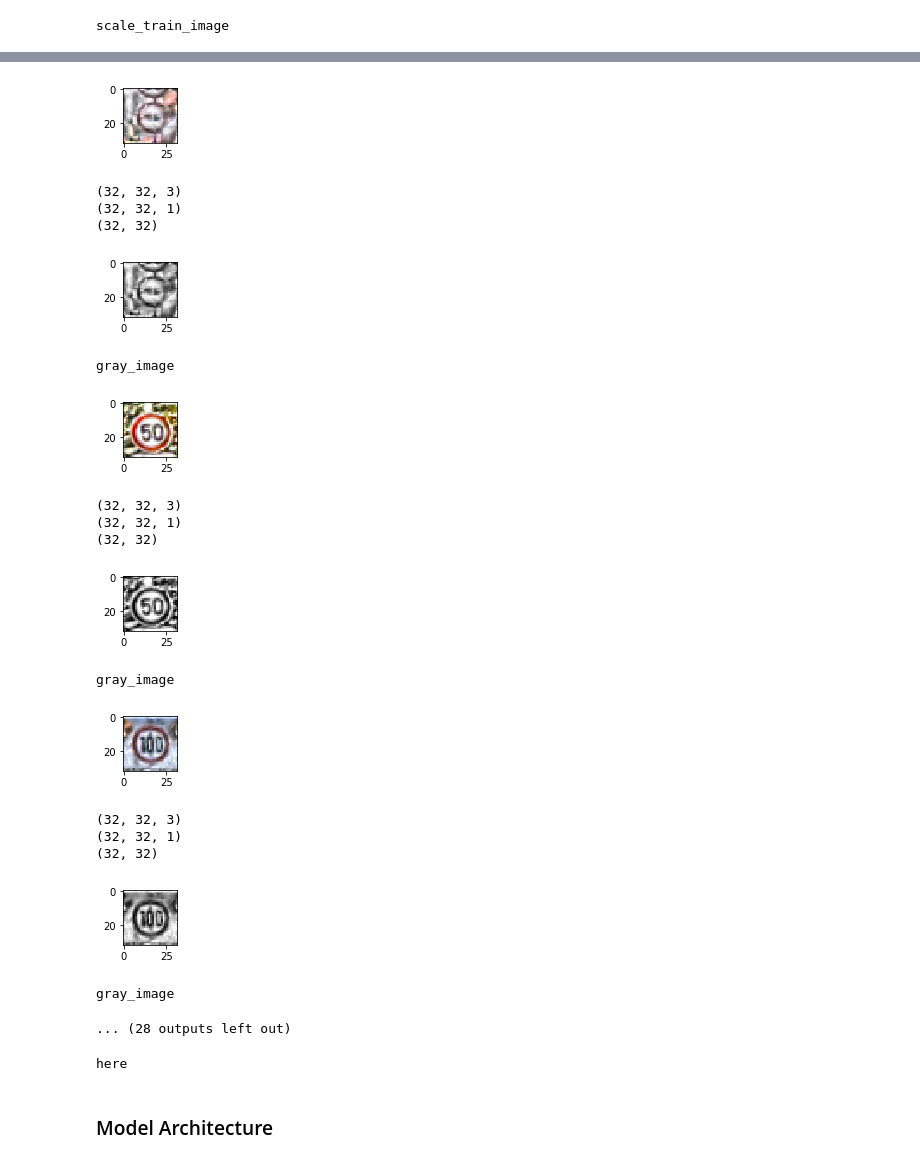
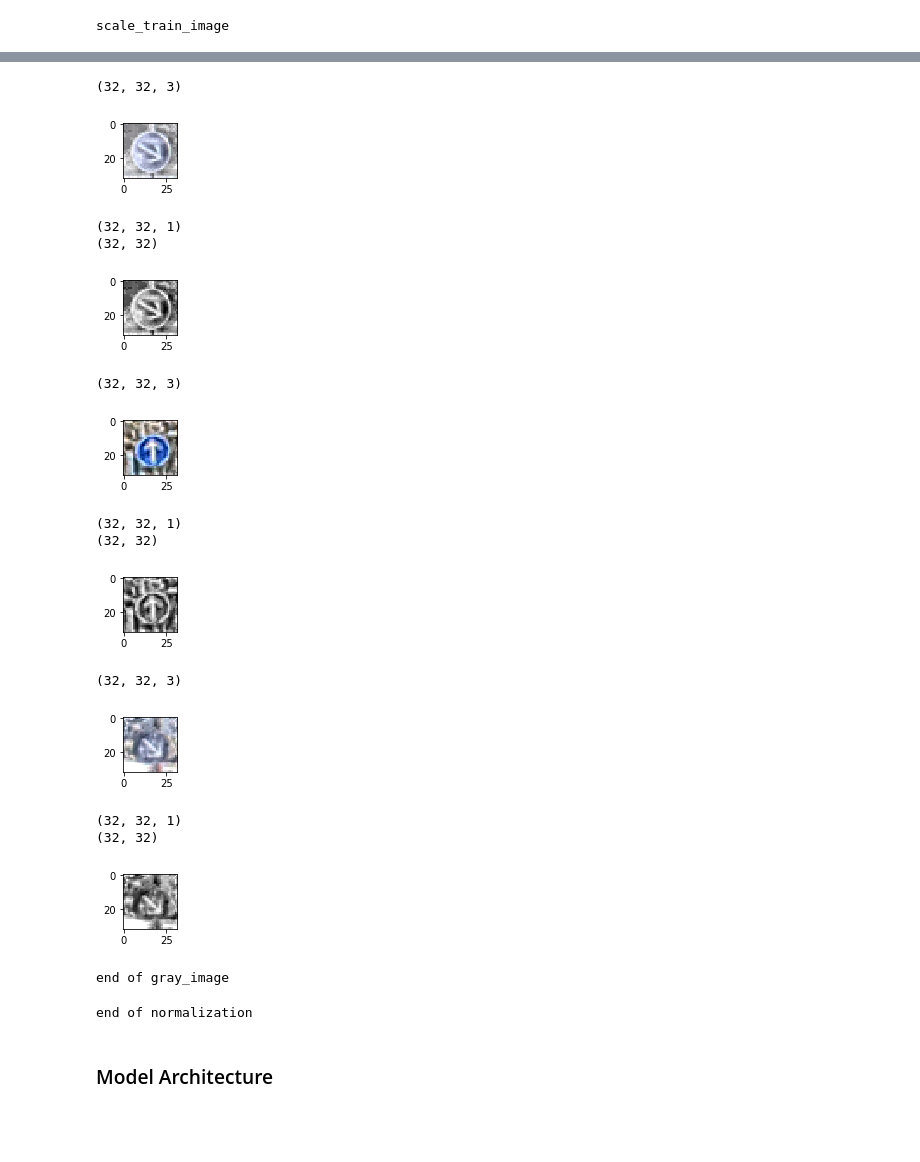
Before and after one commit to chengzg/Traffic_Sign_Classifier, a Jupyter notebook: Traffic_Sign_Classifier.ipynb, the cells around one changed output, grey strips where cells are left out. Cells and saved outputs as stored; diff of their text form; code cells hidden in the pictures; blank space fills up the shorter version.

```diff
--- a/Traffic_Sign_Classifier.ipynb
+++ b/Traffic_Sign_Classifier.ipynb
@@ -206,14 +203,12 @@ def add_noise_train_images(input_train_images, output_train_images):
 
         noisy_images_input.append(image1)
         noisy_images_output.append(output)
-        if (index == 0):
-
+        displayImage = False
+        if (index == 0 and displayImage):
             print(image.shape)
             plt.figure(figsize=(1,1))
             plt.imshow(image)
             plt.show()
-
-
             print(image1.shape)
             plt.figure(figsize=(1,1))
             plt.imshow(image1)
@@ -366,15 +386,11 @@ to add noise
 # %%
-# Enhance the contrast between input images
+# Enhance the contrast in input images
 def enhance_contrast(X_train, X_valid, X_test):
     new_images = [X_train, X_valid, X_test]
     for input_images in new_images:
         for x_index in range(len(input_images)):
             image = input_images[x_index]
             image = image.squeeze()
-            #print(image.shape)
-            #plt.figure(figsize=(1,1))
-            #plt.imshow(image)
-            #plt.show()
 
             lab = cv2.cvtColor(image, cv2.COLOR_BGR2LAB)
             l, a, b = cv2.split(lab)
@@ -384,18 +400,11 @@ def enhance_contrast(X_train, X_valid, X_test):
             image1 = cv2.cvtColor(limg, cv2.COLOR_LAB2BGR)
 
             input_images[x_index] = image1
-            #image1 = X_train[x_train_index]
-            #print(image1.shape)
-            #plt.figure(figsize=(1,1))
-            #plt.imshow(image1)
-            #plt.show()
-            #break;
+
     return new_images[0], new_images[1], new_images[2]
-# X_train, y_train = train['features'], train['labels']
-# X_valid, y_valid = valid['features'], valid['labels']
-# X_test, y_test = test['features'], test['labels']
 
-random_indexes = random.sample(range(0, len(X_valid)), 10);
+example_image_size = 3
+random_indexes = random.sample(range(0, len(X_valid)), example_image_size);
 old_images = {}
 for i in random_indexes:
     image = X_valid[i]
@@ -411,5 +420,6 @@ for i in random_indexes:
     plt.figure(figsize=(1,1))
     plt.imshow(image1)
     plt.show()
-    print("++++++++++++++++++")
+
+print("end of enhance contrast")
 # %% [output]
@@ -451,56 +455,54 @@ def gray_out_images(X_train, X_valid, X_test):
         image = image.squeeze()
         img_gray = cv2.cvtColor(image, cv2.COLOR_BGR2GRAY)
         img_gray = img_gray[..., np.newaxis]
         X_test_gray.append(img_gray)
 
     return np.asarray(X_train_gray), np.asarray(X_valid_gray), np.asarray(X_test_gray)
 
-random_indexes = random.sample(range(0, len(X_valid)), 10);
+example_image_size = 3
+random_indexes = random.sample(range(0, len(X_valid)), example_image_size);
 old_images = {}
 for i in random_indexes:
     image = X_valid[i]
     old_images[i] = copy.deepcopy(image)
 
 X_train_gray, X_valid_gray, X_test_gray = gray_out_images(X_train, X_valid, X_test)
 
 for i in random_indexes:
-
     plt.figure(figsize=(1,1))
     plt.imshow(old_images[i])
+    print(old_images[i].shape)
     plt.show()
-    print(old_images[i].shape)
+
     plt.figure(figsize=(1,1))
     image1 = X_valid_gray[i]
     print(image1.shape)
     image1 = image1.squeeze()
     print(image1.shape)
     plt.imshow(image1, cmap='gray')
     plt.show()
-    print("gray_image")
 
 X_train = X_train_gray
 X_valid = X_valid_gray
 X_test = X_test_gray
+print("end of gray_image")
 # %% [output]
+(32, 32, 3)
-[figure, old version]
+[figure, new version]
-(32, 32, 3)
-(32, 32, 1)
-(32, 32)
+(32, 32, 1)
+(32, 32)
-[figure, old version]
+[figure, new version]
-gray_image
+(32, 32, 3)
-[figure, old version]
+[figure, new version]
-(32, 32, 3)
-(32, 32, 1)
-(32, 32)
+(32, 32, 1)
+(32, 32)
-[figure, old version]
+[figure, new version]
-gray_image
+(32, 32, 3)
-[figure, old version]
+[figure, new version]
-(32, 32, 3)
-(32, 32, 1)
-(32, 32)
+(32, 32, 1)
+(32, 32)
-[figure, old version]
+[figure, new version]
-gray_image
-... (28 outputs left out)
+end of gray_image
 # %%
 
 X_train = X_train.astype(np.float32);
@@ -509,9 +511,9 @@ X_valid = X_valid.astype(np.float32);
 X_valid = (X_valid / 127.5) - 1
 X_test = X_test.astype(np.float32);
 X_test = (X_test / 127.5) - 1
-print("here")
+print("end of normalization")
 # %% [output]
-here
+end of normalization
 # %% [markdown]
 ### Model Architecture
 # %%
```
Also changed, not shown: parts of 13 cells of this notebook.
